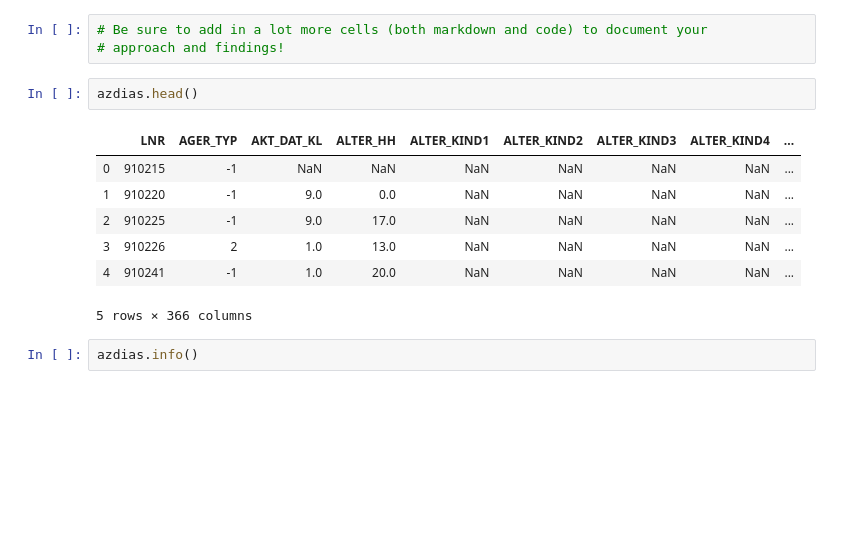
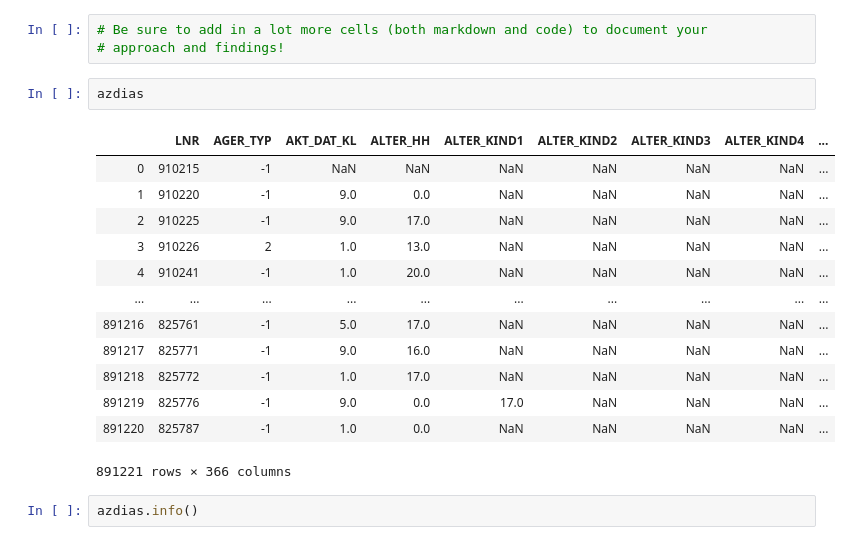
Before and after one commit to MarkusMueller-DS/Data-Scientist-Udacity-Nanodegree, a Jupyter notebook: Capstone Project/Arvato Project Workbook.ipynb, the cells around one changed output. Cells and saved outputs as stored; diff of their text form; blank space fills up the shorter version.

```diff
--- a/Capstone Project/Arvato Project Workbook.ipynb
+++ b/Capstone Project/Arvato Project Workbook.ipynb
@@ -74,15 +73,21 @@ azdias = pd.read_csv('data/Udacity_AZDIAS_052018.csv', sep=';')
 # Be sure to add in a lot more cells (both markdown and code) to document your
 # approach and findings!
 # %%
-azdias.head()
+azdias
 # %% [output]
 |  | LNR | AGER_TYP | AKT_DAT_KL | ALTER_HH | ALTER_KIND1 | ALTER_KIND2 | ALTER_KIND3 | ALTER_KIND4 | ... |
 | 0 | 910215 | -1 | NaN | NaN | NaN | NaN | NaN | NaN | ... |
 | 1 | 910220 | -1 | 9.0 | 0.0 | NaN | NaN | NaN | NaN | ... |
 | 2 | 910225 | -1 | 9.0 | 17.0 | NaN | NaN | NaN | NaN | ... |
 | 3 | 910226 | 2 | 1.0 | 13.0 | NaN | NaN | NaN | NaN | ... |
 | 4 | 910241 | -1 | 1.0 | 20.0 | NaN | NaN | NaN | NaN | ... |
+| ... | ... | ... | ... | ... | ... | ... | ... | ... | ... |
+| 891216 | 825761 | -1 | 5.0 | 17.0 | NaN | NaN | NaN | NaN | ... |
+| 891217 | 825771 | -1 | 9.0 | 16.0 | NaN | NaN | NaN | NaN | ... |
+| 891218 | 825772 | -1 | 1.0 | 17.0 | NaN | NaN | NaN | NaN | ... |
+| 891219 | 825776 | -1 | 9.0 | 0.0 | 17.0 | NaN | NaN | NaN | ... |
+| 891220 | 825787 | -1 | 1.0 | 0.0 | NaN | NaN | NaN | NaN | ... |
-5 rows × 366 columns
+891221 rows × 366 columns
 # %%
 azdias.info()
 # %% [output]
```
Also changed, not shown: parts of 19 cells of this notebook.
